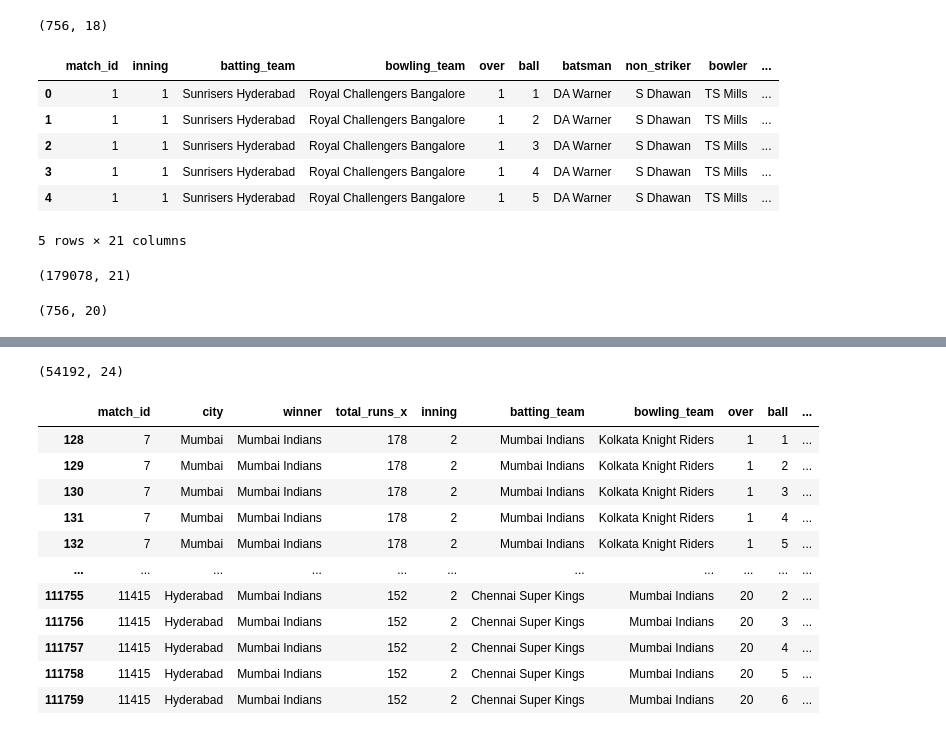
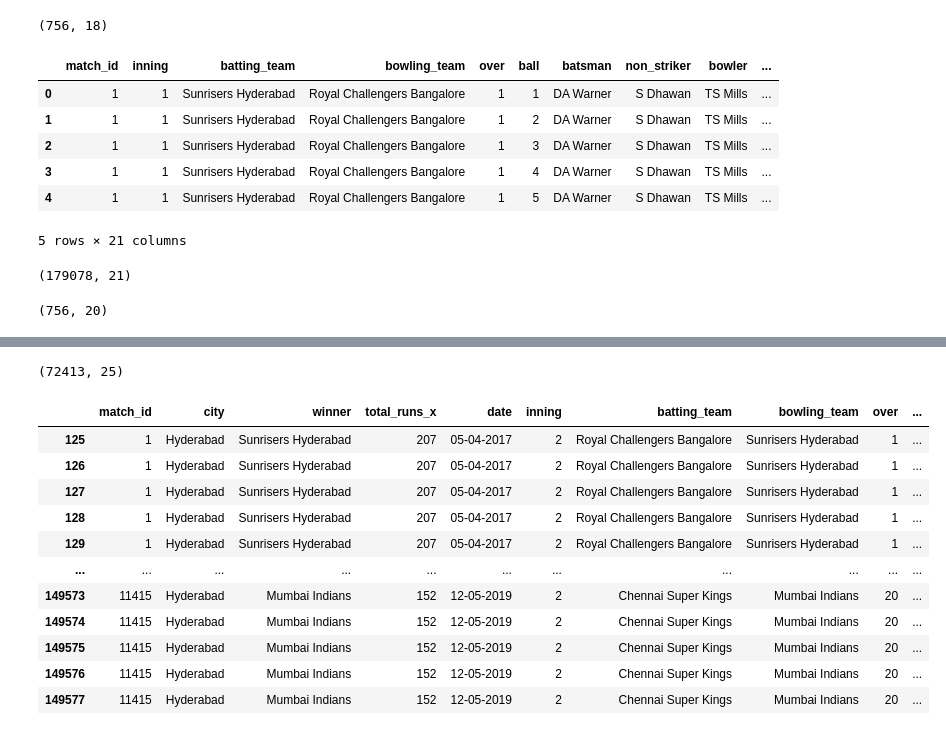
Before and after one commit to vedprakash8721/Cricket-Score-Predictor, a Jupyter notebook: Notebook/Load_and_clean_data.ipynb, the cells around one changed output, grey strips where cells are left out. Saved outputs shown, nothing was run; the diff lists cells and outputs as text; code cells hidden in the pictures.

Commit message:
Bugfix: resolve total_runs column mismatch and include date in final_df

```diff
--- a/Notebook/Load_and_clean_data.ipynb
+++ b/Notebook/Load_and_clean_data.ipynb
@@ -13,7 +13,7 @@ display(delivery.head())
 display(delivery.shape)
 
 total_score_df=delivery.groupby(['match_id','inning']).sum()['total_runs'].reset_index()
-# this gives total score of both first and second innings but we want secong inning so
+# First inning total
 total_score_df=total_score_df[total_score_df['inning']==1]
 # ---display(total_score_df)
 
@@ -26,19 +26,26 @@ match['team1'].unique()
 
 teams=['Sunrisers Hyderabad',
        'Mumbai Indians',
-       'Royal Challengers Bengalore',
+       'Royal Challengers Bangalore',
        'Kolkata Knight Riders',
        'Kings XI Punjab',
        'Chennai Super Kings',
        'Rajasthan Royals',
        'Delhi Capitals'
        ]
-
+# Replacing the names of teams cause their name is changed now
+# in match_df
 match_df['team1']=match_df['team1'].str.replace('Delhi Daredevils','Delhi Capitals')
 match_df['team2']=match_df['team2'].str.replace('Delhi Daredevils','Delhi Capitals')
-
 match_df['team1']=match_df['team1'].str.replace('Deccan Chargers','Sunrisers Hyderabad')
 match_df['team2']=match_df['team2'].str.replace('Deccan Chargers','Sunrisers Hyderabad')
+
+# you know well that purane team ke names delivery me the to unhe bhi replace krna hoga
+delivery['batting_team'] = delivery['batting_team'].str.replace('Delhi Daredevils','Delhi Capitals')
+delivery['bowling_team'] = delivery['bowling_team'].str.replace('Delhi Daredevils','Delhi Capitals')
+delivery['batting_team'] = delivery['batting_team'].str.replace('Deccan Chargers','Sunrisers Hyderabad')
+delivery['bowling_team'] = delivery['bowling_team'].str.replace('Deccan Chargers','Sunrisers Hyderabad')
+
 
 # after replacing current team from old team now we have to do one more thing
 # in teams column we will remove those who are not playing right now
@@ -51,14 +58,7 @@ display(match_df.shape)
 display(match_df['dl_applied'].value_counts())
 # so we will remove all the matches in which D/L was applied because they are not useful for us
 match_df=match_df[match_df["dl_applied"]==0]
-match_df=match_df[['match_id','city','winner','total_runs']]
-
-# there was issue you know well that purane team ke names delivery me the to unhe bhi replace krna hoga
-delivery['batting_team'] = delivery['batting_team'].str.replace('Delhi Daredevils','Delhi Capitals')
-delivery['bowling_team'] = delivery['bowling_team'].str.replace('Delhi Daredevils','Delhi Capitals')
-
-delivery['batting_team'] = delivery['batting_team'].str.replace('Deccan Chargers','Sunrisers Hyderabad')
-delivery['bowling_team'] = delivery['bowling_team'].str.replace('Deccan Chargers','Sunrisers Hyderabad')
+match_df = match_df[['match_id','city','winner','total_runs','date']]
 
 #now we will merge all the data to delivery to get these
 delivery_df=match_df.merge(delivery,on='match_id')
@@ -69,13 +69,29 @@ display(delivery_df.shape)
 #to build our model we have the data column that are: batting team,bowling team, city,runs left,balls left, wickets left,total runs ,current rr, required rr, result
 """ lets get them """
 # finding current score
-delivery_df['current_score']=delivery_df.groupby('match_id')['total_runs_y'].cumsum()
+delivery_df['Current_Score']=delivery_df.groupby('match_id')['total_runs_y'].cumsum()
 
-# lets move to find runs left : to find this we just simply do total_runs - current_score
-delivery_df['runs_left']=delivery_df['total_runs_x'] - delivery_df['current_score']
+# lets move to find runs left : to find this we just simply do total_runs - Current_Score
+delivery_df['runs_left']=delivery_df['total_runs_x'] - delivery_df['Current_Score']
+
+
+""">>>>>>>>>>>>>>>>>>>>>>>>>>>>>>>>>>>>>>>>>>>>>>>>>>>>>>>>>>>>>>>>>>>>>>>>>>>>>>>>>>>>>>>>>>>>>>>>>>>>>>>>>>>>>>>>>>>>>>>>>>>>>>>>>>>>>>>>>>>>>>>>>>>>>>>>>>>>>>>>>>>>>>>>>>>>
+Making some change like instead of total_run_x i want to use "Target"
+balls left ki jagah Overs left
+"""
+delivery_df['Target']=delivery_df['total_runs_x']
+delivery_df['balls_left']=126-(delivery_df['over']*6+delivery_df['ball'])
+over=(delivery_df['balls_left'])//6
+remaining_balls=(delivery_df['balls_left'])%6
+Overs_left=over.astype(str)+"."+remaining_balls.astype(str)
+delivery_df['Overs_left']=Overs_left
+delivery_df['Final_Score']= delivery_df.groupby('match_id')['Current_Score'].transform('max')
+
+""">>>>>>>>>>>>>>>>>>>>>>>>>>>>>>>>>>>>>>>>>>>>>>>>>>>>>>>>>>>>>>>>>>>>>>>>>>>>>>>>>>>>>>>>>>>>>>>>>>>>>>>>>>>>>>>>>>>>>>>>>>>>>>>>>>>>>>>>>>>>>>>>>>>>>>>>>>>>>>>>>>>>>>>>>>>"""
 
 # lets find out balls left
 delivery_df['balls_left']=126-(delivery_df['over']*6+delivery_df['ball'])
+
 #lets find out wickets left
 delivery_df['player_dismissed']=delivery_df['player_dismissed'].fillna('0')
 delivery_df['player_dismissed']=delivery_df['player_dismissed'].apply(lambda x:x if x=="0" else "1")
@@ -84,7 +100,7 @@ wicket=delivery_df.groupby('match_id')['player_dismissed'].cumsum()
 delivery_df['wickets_left']=10-wicket
 
 # lets find out current run rate
-delivery_df['current_rr']=(delivery_df['current_score']) / ((120-delivery_df['balls_left'])/6)
+delivery_df['current_rr']=(delivery_df['Current_Score']) / ((120-delivery_df['balls_left'])/6)
 # now lets move to required run rate
 delivery_df['required_rr']=(delivery_df['runs_left'])/((delivery_df['balls_left'])/6)
 # result
@@ -94,10 +110,11 @@ def result(row):
     else:
         return 0
 delivery_df['result']=delivery_df.apply(result,axis=1)
+delivery_df['result']=delivery_df['result'].map({1:'Won',0:'Lost'})
 display(delivery_df)
 
-final_df=delivery_df[['batting_team','bowling_team','city','runs_left','balls_left',
-                     'wickets_left','total_runs_x','current_rr','required_rr','result']]
+final_df=delivery_df[['batting_team','bowling_team','city','runs_left','Overs_left',
+                     'wickets_left','Current_Score','Target','current_rr','required_rr','Final_Score','result','date']]
 
 #shuffling the data for best output of model
 final_df=final_df.sample(final_df.shape[0])
@@ -107,6 +124,8 @@ display(final_df.sample())
 display(match_df.shape)
 display(delivery_df.shape)
 display(match.shape)
+final_df=final_df.sample(final_df.shape[0])
+display(final_df.sample())
 # %% [output]
 |  | id | Season | city | date | team1 | team2 | toss_winner | toss_decision | result | dl_applied | ... |
 | 0 | 1 | IPL-2017 | Hyderabad | 05-04-2017 | Sunrisers Hyderabad | Royal Challengers Bangalore | Royal Challengers Bangalore | field | normal | 0 | ... |
@@ -144,14 +163,14 @@ dl_applied
 Name: count, dtype: int64
-(54192, 24)
+(72413, 25)
-|  | match_id | city | winner | total_runs_x | inning | batting_team | bowling_team | over | ball | ... |
-| 128 | 7 | Mumbai | Mumbai Indians | 178 | 2 | Mumbai Indians | Kolkata Knight Riders | 1 | 1 | ... |
-| 129 | 7 | Mumbai | Mumbai Indians | 178 | 2 | Mumbai Indians | Kolkata Knight Riders | 1 | 2 | ... |
-| 130 | 7 | Mumbai | Mumbai Indians | 178 | 2 | Mumbai Indians | Kolkata Knight Riders | 1 | 3 | ... |
-| 131 | 7 | Mumbai | Mumbai Indians | 178 | 2 | Mumbai Indians | Kolkata Knight Riders | 1 | 4 | ... |
-| 132 | 7 | Mumbai | Mumbai Indians | 178 | 2 | Mumbai Indians | Kolkata Knight Riders | 1 | 5 | ... |
+|  | match_id | city | winner | total_runs_x | date | inning | batting_team | bowling_team | over | ... |
+| 125 | 1 | Hyderabad | Sunrisers Hyderabad | 207 | 05-04-2017 | 2 | Royal Challengers Bangalore | Sunrisers Hyderabad | 1 | ... |
+| 126 | 1 | Hyderabad | Sunrisers Hyderabad | 207 | 05-04-2017 | 2 | Royal Challengers Bangalore | Sunrisers Hyderabad | 1 | ... |
+| 127 | 1 | Hyderabad | Sunrisers Hyderabad | 207 | 05-04-2017 | 2 | Royal Challengers Bangalore | Sunrisers Hyderabad | 1 | ... |
+| 128 | 1 | Hyderabad | Sunrisers Hyderabad | 207 | 05-04-2017 | 2 | Royal Challengers Bangalore | Sunrisers Hyderabad | 1 | ... |
+| 129 | 1 | Hyderabad | Sunrisers Hyderabad | 207 | 05-04-2017 | 2 | Royal Challengers Bangalore | Sunrisers Hyderabad | 1 | ... |
 | ... | ... | ... | ... | ... | ... | ... | ... | ... | ... | ... |
-| 111755 | 11415 | Hyderabad | Mumbai Indians | 152 | 2 | Chennai Super Kings | Mumbai Indians | 20 | 2 | ... |
-| 111756 | 11415 | Hyderabad | Mumbai Indians | 152 | 2 | Chennai Super Kings | Mumbai Indians | 20 | 3 | ... |
-| 111757 | 11415 | Hyderabad | Mumbai Indians | 152 | 2 | Chennai Super Kings | Mumbai Indians | 20 | 4 | ... |
-| 111758 | 11415 | Hyderabad | Mumbai Indians | 152 | 2 | Chennai Super Kings | Mumbai Indians | 20 | 5 | ... |
-| 111759 | 11415 | Hyderabad | Mumbai Indians | 152 | 2 | Chennai Super Kings | Mumbai Indians | 20 | 6 | ... |
+| 149573 | 11415 | Hyderabad | Mumbai Indians | 152 | 12-05-2019 | 2 | Chennai Super Kings | Mumbai Indians | 20 | ... |
+| 149574 | 11415 | Hyderabad | Mumbai Indians | 152 | 12-05-2019 | 2 | Chennai Super Kings | Mumbai Indians | 20 | ... |
+| 149575 | 11415 | Hyderabad | Mumbai Indians | 152 | 12-05-2019 | 2 | Chennai Super Kings | Mumbai Indians | 20 | ... |
+| 149576 | 11415 | Hyderabad | Mumbai Indians | 152 | 12-05-2019 | 2 | Chennai Super Kings | Mumbai Indians | 20 | ... |
+| 149577 | 11415 | Hyderabad | Mumbai Indians | 152 | 12-05-2019 | 2 | Chennai Super Kings | Mumbai Indians | 20 | ... |
```
Also changed, not shown: parts of 2 cells of this notebook.
